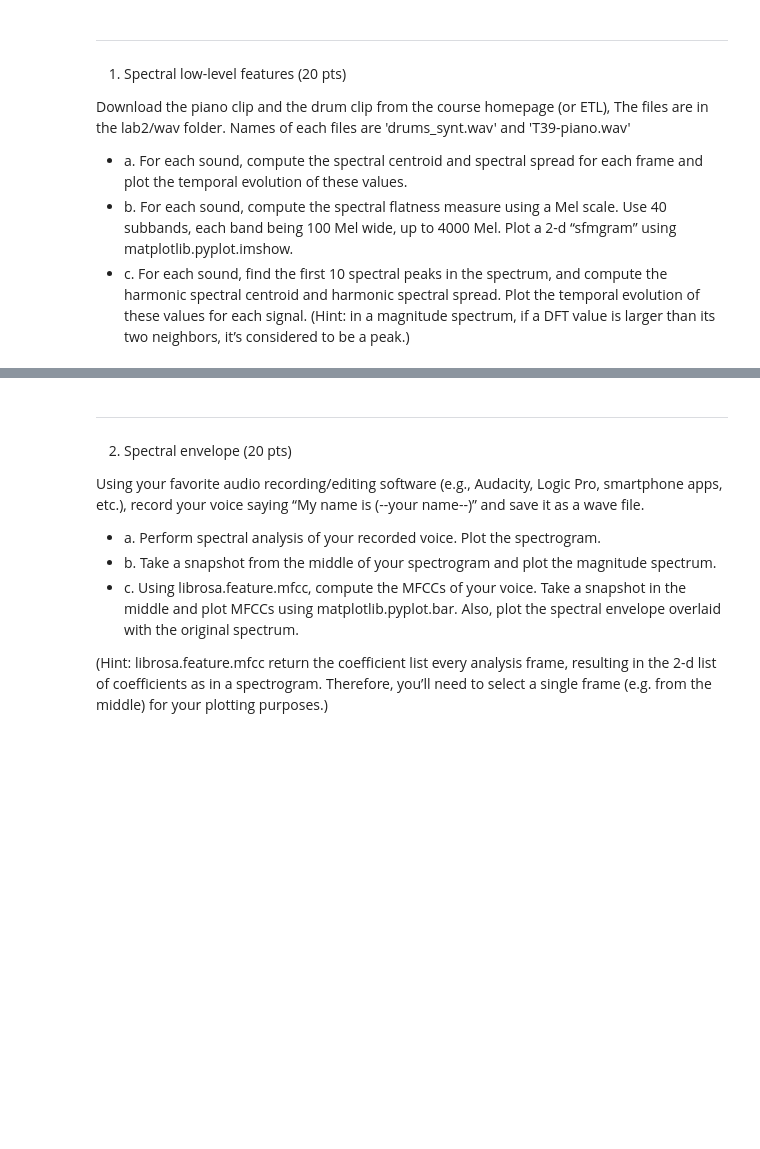
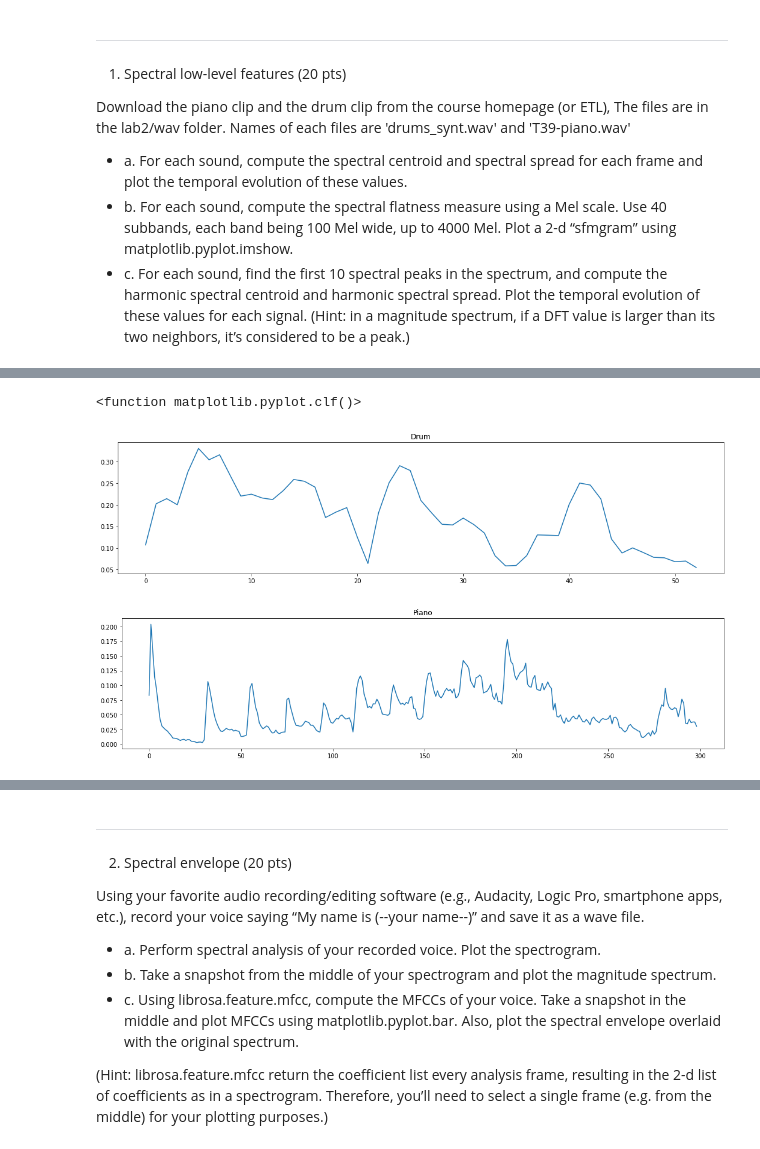
Before and after one commit to changwoonchoi/cl2020, a Jupyter notebook: as_2/assignment02.ipynb, the cells around one changed output, grey strips where cells are left out. Drawn from its saved outputs; the diff is of its cells as text; code cells hidden in the pictures; blank space fills up the shorter version.

```diff
--- a/as_2/assignment02.ipynb
+++ b/as_2/assignment02.ipynb
@@ -106,0 +167,63 @@ print(n_fft)
+# %%
+'''
+For each sound, compute the spectral flatness measure using a Mel scale.
+Use 40 subbands, each band being 100 Mel wide, up to 4000 Mel.
+Plot a 2-d “sfmgram” using matplotlib.pyplot.imshow.
+'''
+# b)
+bf = [int(700*(np.exp(m*100/1127.01048)-1)) for m in range(41)]  # mel scale bands
+nband = len(bf) - 1
+
+bf_idx = []
+
+for i in range(0, nband):
+    temp = np.abs(bf[i + 1] - fi_drum)
+    bf_idx.append([j for (j, val) in enumerate(temp) if val == np.min(np.abs(bf[i+1]-fi_drum))][0])
+
+n_b = [bf_idx[0]]
+for i in range(0,nband-1):
+    n_b.append(bf_idx[i+1]-bf_idx[i]+1)
+
+ff = []
+for i in range(0, nband):
+    if i == 0:
+        ff.append(list(range(1, bf_idx[i])))
+    else:
+        ff.append(list(range(bf_idx[i-1], bf_idx[i])))
+
+sf = np.zeros((len(ff), nframe_drum))
+for i in range(0, nframe_drum):
+    X = spec_drum[:-1, i]
+    for j in range(0, len(ff)):
+        sf[j,i] = np.power(np.prod(np.power(np.add(np.abs([X[k] for k in ff[j]]),np.finfo(float).eps),2)),1/n_b[j])/(np.sum(np.power(np.add(np.abs([X[k] for k in ff[j]]),np.finfo(float).eps),2))/n_b[j])
+
+
+sfm = []
+for i in range(0, nframe_drum):
+    tmp = sf[:, i]
+    sfm.append(np.mean(tmp[np.isfinite(tmp)]))
+
+plt.figure(figsize=(18, 4))
+plt.title('Drum')
+plt.plot(sfm)
+plt.clf
+
+sf = np.zeros((len(ff), nframe_piano))
+for i in range(0, nframe_piano):
+    X = spec_piano[:-1, i]
+    for j in range(0, len(ff)):
+        sf[j,i] = np.power(np.prod(np.power(np.add(np.abs([X[k] for k in ff[j]]),np.finfo(float).eps),2)),1/n_b[j])/(np.sum(np.power(np.add(np.abs([X[k] for k in ff[j]]),np.finfo(float).eps),2))/n_b[j])
+
+sfm = []
+for i in range(0, nframe_piano):
+    tmp = sf[:, i]
+    sfm.append(np.mean(tmp[np.isfinite(tmp)]))
+
+plt.figure(figsize=(18, 4))
+plt.title('Piano')
+plt.plot(sfm)
+plt.clf
+# %% [output]
+<function matplotlib.pyplot.clf()>
+[figure, added]
+[figure, added]
```
Also changed, not shown: parts of 15 cells of this notebook.
